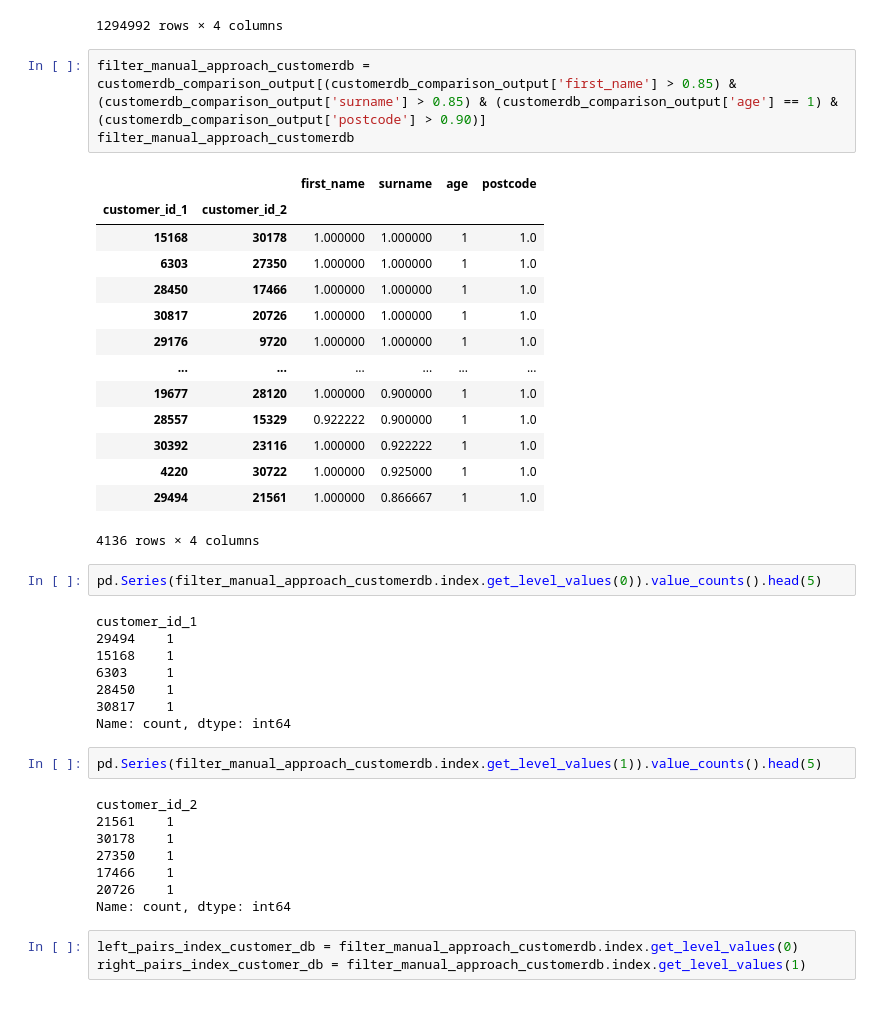
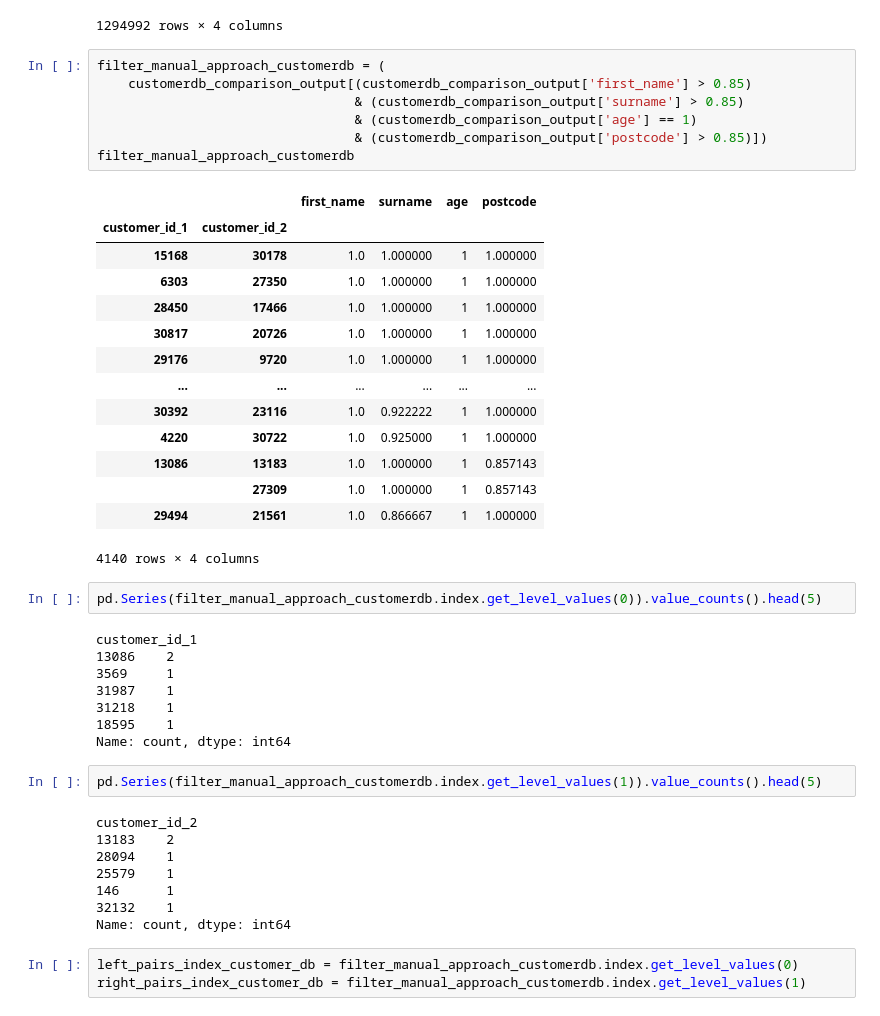
Before and after one commit to SheltonCarvallo/DataModeling-Duplicates, a Jupyter notebook: data_modeling.ipynb, the cells around one changed output. Saved outputs shown, nothing was run; the diff lists cells and outputs as text.

Commit message:
deduped customer_db and crm datasets

```diff
--- a/data_modeling.ipynb
+++ b/data_modeling.ipynb
@@ -1036,42 +774,46 @@ customerdb_comparison_output
 |  | 14995 | 0.600000 | 0.539683 | 0 | 0.000000 |
 1294992 rows × 4 columns
 # %%
-filter_manual_approach_customerdb = customerdb_comparison_output[(customerdb_comparison_output['first_name'] > 0.85) & (customerdb_comparison_output['surname'] > 0.85) & (customerdb_comparison_output['age'] == 1) & (customerdb_comparison_output['postcode'] > 0.90)]
+filter_manual_approach_customerdb = (
+    customerdb_comparison_output[(customerdb_comparison_output['first_name'] > 0.85)
+                                 & (customerdb_comparison_output['surname'] > 0.85)
+                                 & (customerdb_comparison_output['age'] == 1)
+                                 & (customerdb_comparison_output['postcode'] > 0.85)])
 filter_manual_approach_customerdb
 # %% [output]
 |  |  | first_name | surname | age | postcode |
 | customer_id_1 | customer_id_2 |  |  |  |  |
-| 15168 | 30178 | 1.000000 | 1.000000 | 1 | 1.0 |
-| 6303 | 27350 | 1.000000 | 1.000000 | 1 | 1.0 |
-| 28450 | 17466 | 1.000000 | 1.000000 | 1 | 1.0 |
-| 30817 | 20726 | 1.000000 | 1.000000 | 1 | 1.0 |
-| 29176 | 9720 | 1.000000 | 1.000000 | 1 | 1.0 |
+| 15168 | 30178 | 1.0 | 1.000000 | 1 | 1.000000 |
+| 6303 | 27350 | 1.0 | 1.000000 | 1 | 1.000000 |
+| 28450 | 17466 | 1.0 | 1.000000 | 1 | 1.000000 |
+| 30817 | 20726 | 1.0 | 1.000000 | 1 | 1.000000 |
+| 29176 | 9720 | 1.0 | 1.000000 | 1 | 1.000000 |
 | ... | ... | ... | ... | ... | ... |
-| 19677 | 28120 | 1.000000 | 0.900000 | 1 | 1.0 |
-| 28557 | 15329 | 0.922222 | 0.900000 | 1 | 1.0 |
-| 30392 | 23116 | 1.000000 | 0.922222 | 1 | 1.0 |
-| 4220 | 30722 | 1.000000 | 0.925000 | 1 | 1.0 |
-| 29494 | 21561 | 1.000000 | 0.866667 | 1 | 1.0 |
+| 30392 | 23116 | 1.0 | 0.922222 | 1 | 1.000000 |
+| 4220 | 30722 | 1.0 | 0.925000 | 1 | 1.000000 |
+| 13086 | 13183 | 1.0 | 1.000000 | 1 | 0.857143 |
+|  | 27309 | 1.0 | 1.000000 | 1 | 0.857143 |
+| 29494 | 21561 | 1.0 | 0.866667 | 1 | 1.000000 |
-4136 rows × 4 columns
+4140 rows × 4 columns
 # %%
 pd.Series(filter_manual_approach_customerdb.index.get_level_values(0)).value_counts().head(5)
 # %% [output]
 customer_id_1
-29494    1
-15168    1
-6303     1
-28450    1
-30817    1
+13086    2
+3569     1
+31987    1
+31218    1
+18595    1
 Name: count, dtype: int64
 # %%
 pd.Series(filter_manual_approach_customerdb.index.get_level_values(1)).value_counts().head(5)
 # %% [output]
 customer_id_2
-21561    1
-30178    1
-27350    1
-17466    1
-20726    1
+13183    2
+28094    1
+25579    1
+146      1
+32132    1
 Name: count, dtype: int64
 # %%
 left_pairs_index_customer_db = filter_manual_approach_customerdb.index.get_level_values(0)
```
Also changed, not shown: parts of 170 cells of this notebook.
